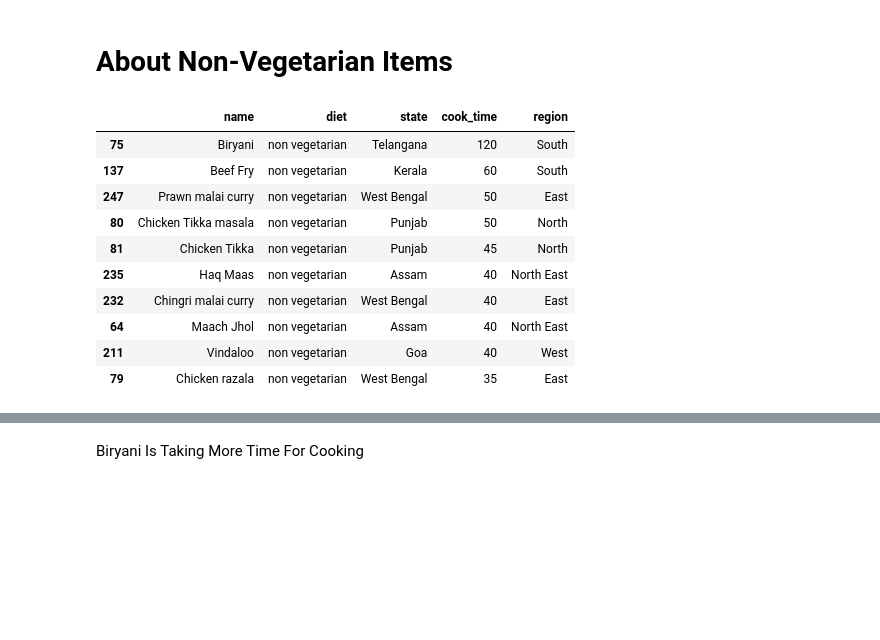
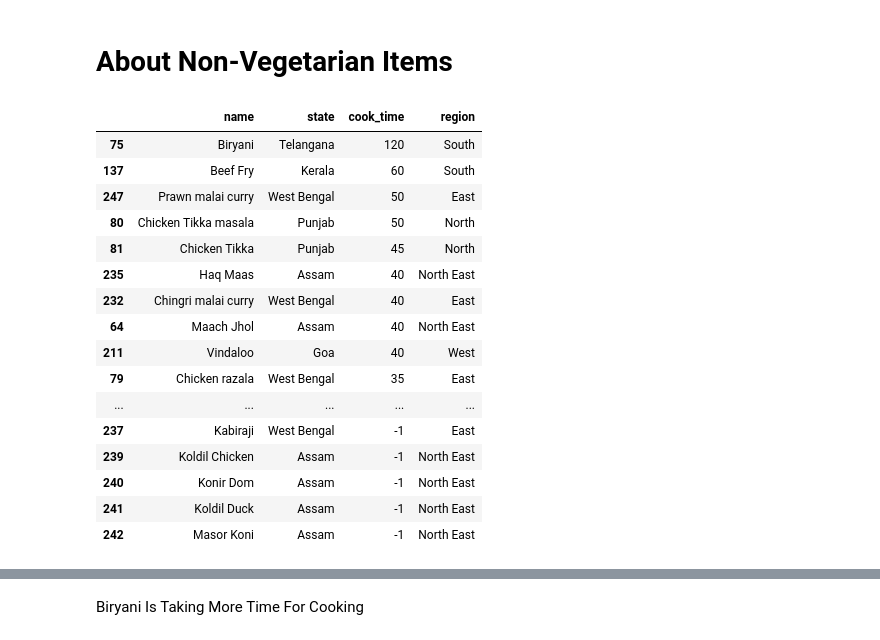
Before and after one commit to Arpan-tech-create/Exploratory_Data_Analysis, a Jupyter notebook: FOOD.ipynb, the cells around one changed output, grey strips where cells are left out. Cells and saved outputs as stored; diff of their text form; code cells hidden in the pictures; blank space fills up the shorter version.

```diff
--- a/FOOD.ipynb
+++ b/FOOD.ipynb
@@ -75,23 +61,29 @@ read1.shape
 # %% [markdown]
 # About Non-Vegetarian Items
 # %%
-col=read1[['name','diet','state','cook_time','region']]
+col=read1[['name','state','cook_time','region']]
 col_fet=read1.diet=='non vegetarian'
 # %%
 dish=col[col_fet]
-dish_df=dish.sort_values(by=['cook_time'],ascending=False).head(10)
+dish_df=dish.sort_values(by=['cook_time'],ascending=False)
 dish_df
 # %% [output]
-|  | name | diet | state | cook_time | region |
-| 75 | Biryani | non vegetarian | Telangana | 120 | South |
-| 137 | Beef Fry | non vegetarian | Kerala | 60 | South |
-| 247 | Prawn malai curry | non vegetarian | West Bengal | 50 | East |
-| 80 | Chicken Tikka masala | non vegetarian | Punjab | 50 | North |
-| 81 | Chicken Tikka | non vegetarian | Punjab | 45 | North |
-| 235 | Haq Maas | non vegetarian | Assam | 40 | North East |
-| 232 | Chingri malai curry | non vegetarian | West Bengal | 40 | East |
-| 64 | Maach Jhol | non vegetarian | Assam | 40 | North East |
-| 211 | Vindaloo | non vegetarian | Goa | 40 | West |
-| 79 | Chicken razala | non vegetarian | West Bengal | 35 | East |
+|  | name | state | cook_time | region |
+| 75 | Biryani | Telangana | 120 | South |
+| 137 | Beef Fry | Kerala | 60 | South |
+| 247 | Prawn malai curry | West Bengal | 50 | East |
+| 80 | Chicken Tikka masala | Punjab | 50 | North |
+| 81 | Chicken Tikka | Punjab | 45 | North |
+| 235 | Haq Maas | Assam | 40 | North East |
+| 232 | Chingri malai curry | West Bengal | 40 | East |
+| 64 | Maach Jhol | Assam | 40 | North East |
+| 211 | Vindaloo | Goa | 40 | West |
+| 79 | Chicken razala | West Bengal | 35 | East |
+| ... | ... | ... | ... | ... |
+| 237 | Kabiraji | West Bengal | -1 | East |
+| 239 | Koldil Chicken | Assam | -1 | North East |
+| 240 | Konir Dom | Assam | -1 | North East |
+| 241 | Koldil Duck | Assam | -1 | North East |
+| 242 | Masor Koni | Assam | -1 | North East |
 # %%
 plt.figure(figsize=(15,8))
```
Also changed, not shown: parts of 16 cells of this notebook.
